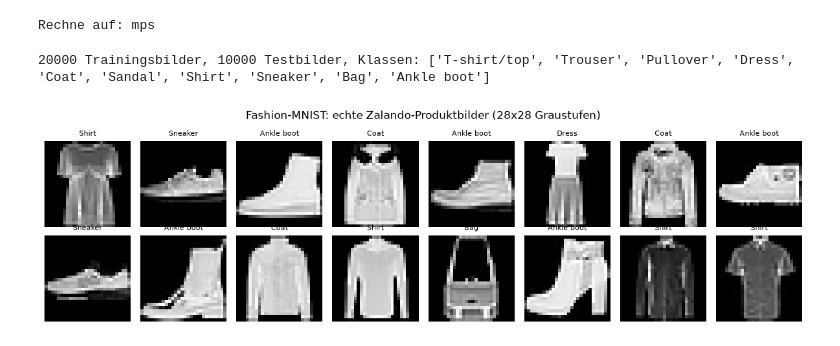
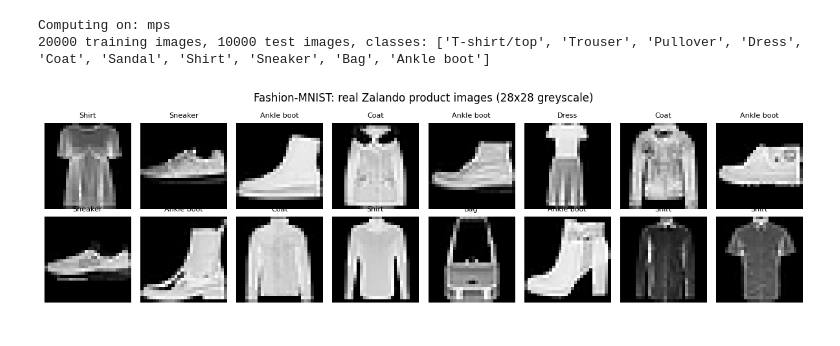
Before and after one commit to TimonLudwig1/Practice-Lab, a Jupyter notebook: xtAI_Learn-Repository/modules/05-machine-learning-2/projects/02-medium/solution/solution.ipynb, the cells around one changed output. Drawn from its saved outputs; the diff is of its cells as text; code cells hidden in the pictures.

```diff
--- a/xtAI_Learn-Repository/modules/05-machine-learning-2/projects/02-medium/solution/solution.ipynb
+++ b/xtAI_Learn-Repository/modules/05-machine-learning-2/projects/02-medium/solution/solution.ipynb
@@ -23,16 +23,16 @@ torch.manual_seed(42)
 np.random.seed(42)
 
 device = "mps" if torch.backends.mps.is_available() else ("cuda" if torch.cuda.is_available() else "cpu")
-print("Rechne auf:", device)
+print("Computing on:", device)
 
-DATA_DIR = "daten"   # torchvision laedt hierhin (per .gitignore vom Repo ausgeschlossen)
+DATA_DIR = "datasets"   # torchvision downloads here (excluded from the repository via .gitignore)
 
-# Normalisierung mit den bekannten Fashion-MNIST-Statistiken (Mittel/Std der Trainingspixel)
+# Normalization with the known Fashion-MNIST statistics (mean/std of the training pixels)
 normalize = transforms.Normalize((0.2860,), (0.3530,))
 tf_plain = transforms.Compose([transforms.ToTensor(), normalize])
 tf_augment = transforms.Compose([
-    transforms.RandomCrop(28, padding=2),          # zufaellige Verschiebung um bis zu 2 Pixel
-    transforms.RandomHorizontalFlip(),             # Spiegelung (fuer Kleidung eine gueltige Invarianz)
+    transforms.RandomCrop(28, padding=2),          # random shift of up to 2 pixels
+    transforms.RandomHorizontalFlip(),             # mirroring (a valid invariance for clothes)
     transforms.ToTensor(), normalize,
 ])
 
@@ -40,8 +40,8 @@ train_plain = torchvision.datasets.FashionMNIST(DATA_DIR, train=True, download=T
 train_aug   = torchvision.datasets.FashionMNIST(DATA_DIR, train=True, download=True, transform=tf_augment)
 test_set    = torchvision.datasets.FashionMNIST(DATA_DIR, train=False, download=True, transform=tf_plain)
 
-# Fuer die Ablation nutzen wir 20k der 60k Trainingsbilder — gleiche Aussagekraft, 1/3 Rechenzeit.
-# (Fuer Bestleistung am Ende einfach SUBSET auf 60000 stellen.)
+# For the ablation we use 20k of the 60k training images — the same conclusions, 1/3 of the compute.
+# (For peak performance at the end, simply set SUBSET to 60000.)
 SUBSET = 20000
 idx = torch.randperm(len(train_plain), generator=torch.Generator().manual_seed(0))[:SUBSET]
 
@@ -55,17 +55,17 @@ loader_aug = make_loader(train_aug)
 loader_test = make_loader(test_set, train=False)
 
 CLASSES = train_plain.classes
-print(f"{SUBSET} Trainingsbilder, {len(test_set)} Testbilder, Klassen: {CLASSES}")
+print(f"{SUBSET} training images, {len(test_set)} test images, classes: {CLASSES}")
 # %% [output]
-Rechne auf: mps
+Computing on: mps
+20000 training images, 10000 test images, classes: ['T-shirt/top', 'Trouser', 'Pullover', 'Dress', 'Coat', 'Sandal', 'Shirt', 'Sneaker', 'Bag', 'Ankle boot']
-20000 Trainingsbilder, 10000 Testbilder, Klassen: ['T-shirt/top', 'Trouser', 'Pullover', 'Dress', 'Coat', 'Sandal', 'Shirt', 'Sneaker', 'Bag', 'Ankle boot']
 # %%
 fig, axes = plt.subplots(2, 8, figsize=(12, 3.5))
-raw = torchvision.datasets.FashionMNIST(DATA_DIR, train=True, download=True)  # ohne Transform, fuers Auge
+raw = torchvision.datasets.FashionMNIST(DATA_DIR, train=True, download=True)  # without transform, for the eye
 for ax, i in zip(axes.ravel(), range(16)):
     img, label = raw[int(idx[i])]
     ax.imshow(img, cmap="gray"); ax.set_title(CLASSES[label], fontsize=8); ax.axis("off")
-plt.suptitle("Fashion-MNIST: echte Zalando-Produktbilder (28x28 Graustufen)")
+plt.suptitle("Fashion-MNIST: real Zalando product images (28x28 greyscale)")
 plt.tight_layout(); plt.show()
 # %% [output]
-[figure, old version]
+[figure, new version]
```
Also changed, not shown: parts of 21 cells of this notebook, 3 other files.
